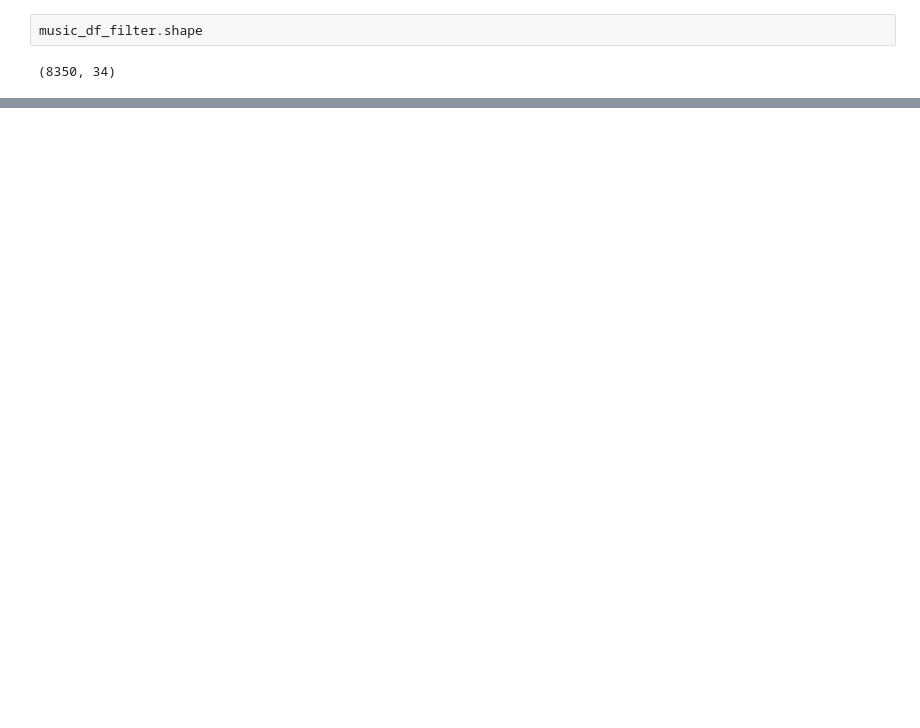
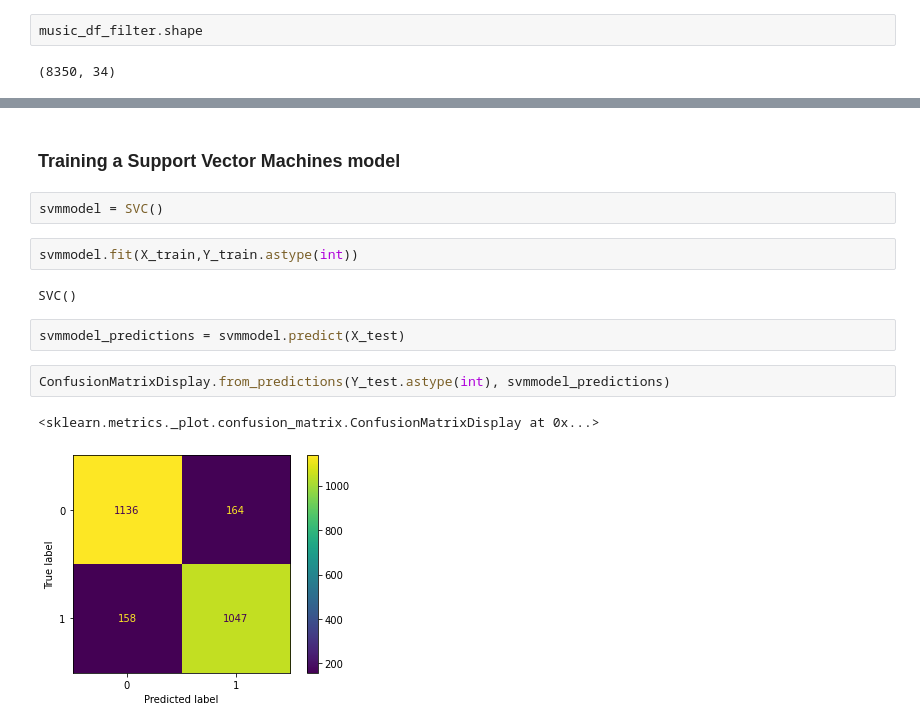
Before and after one commit to natalia-argote/computacion.cientifica, a Jupyter notebook: Music/Music.ipynb, the cells around one changed output, grey strips where cells are left out. Cells and saved outputs as stored; diff of their text form; blank space fills up the shorter version.

```diff
--- a/Music/Music.ipynb
+++ b/Music/Music.ipynb
@@ -245,0 +164,15 @@ precision_score( Y_test.tolist(), svmmodel_predictions )
+# %% [markdown]
+### Training a Support Vector Machines model
+# %%
+svmmodel = SVC()
+# %%
+svmmodel.fit(X_train,Y_train.astype(int))
+# %% [output]
+SVC()
+# %%
+svmmodel_predictions = svmmodel.predict(X_test)
+# %%
+ConfusionMatrixDisplay.from_predictions(Y_test.astype(int), svmmodel_predictions)
+# %% [output]
+<sklearn.metrics._plot.confusion_matrix.ConfusionMatrixDisplay at 0x...>
+[figure, added]
```
Also changed, not shown: parts of 62 cells of this notebook, 7 other files.
